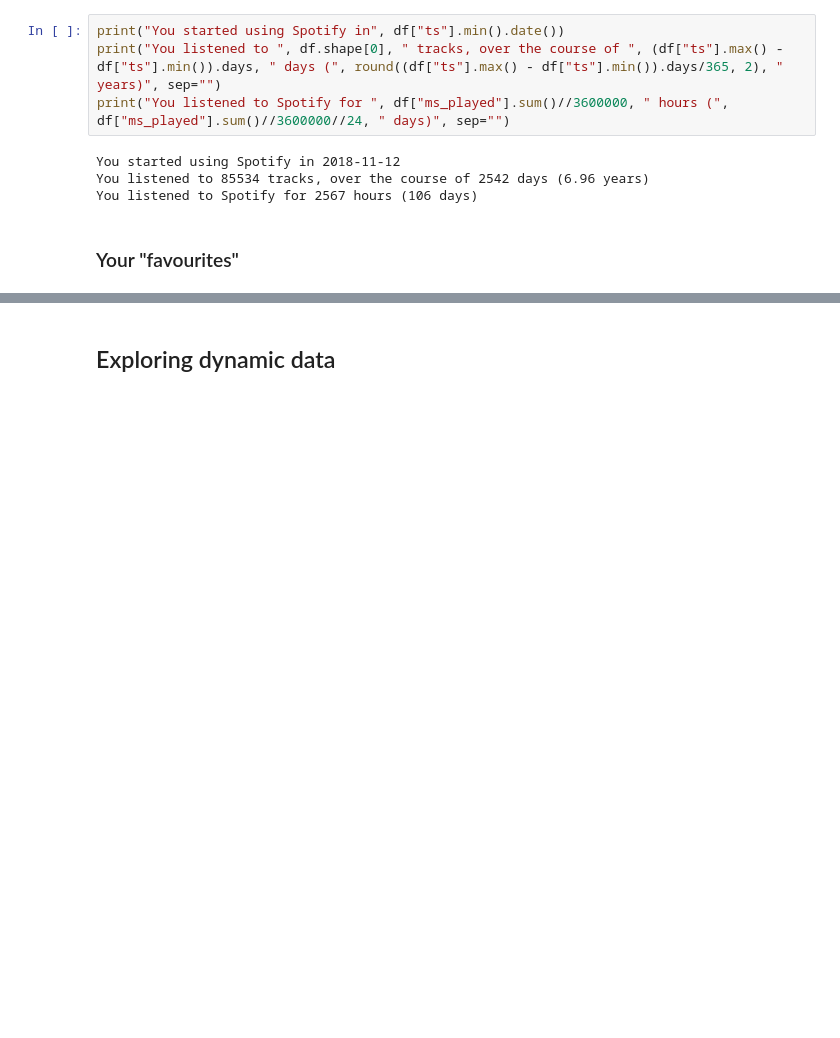
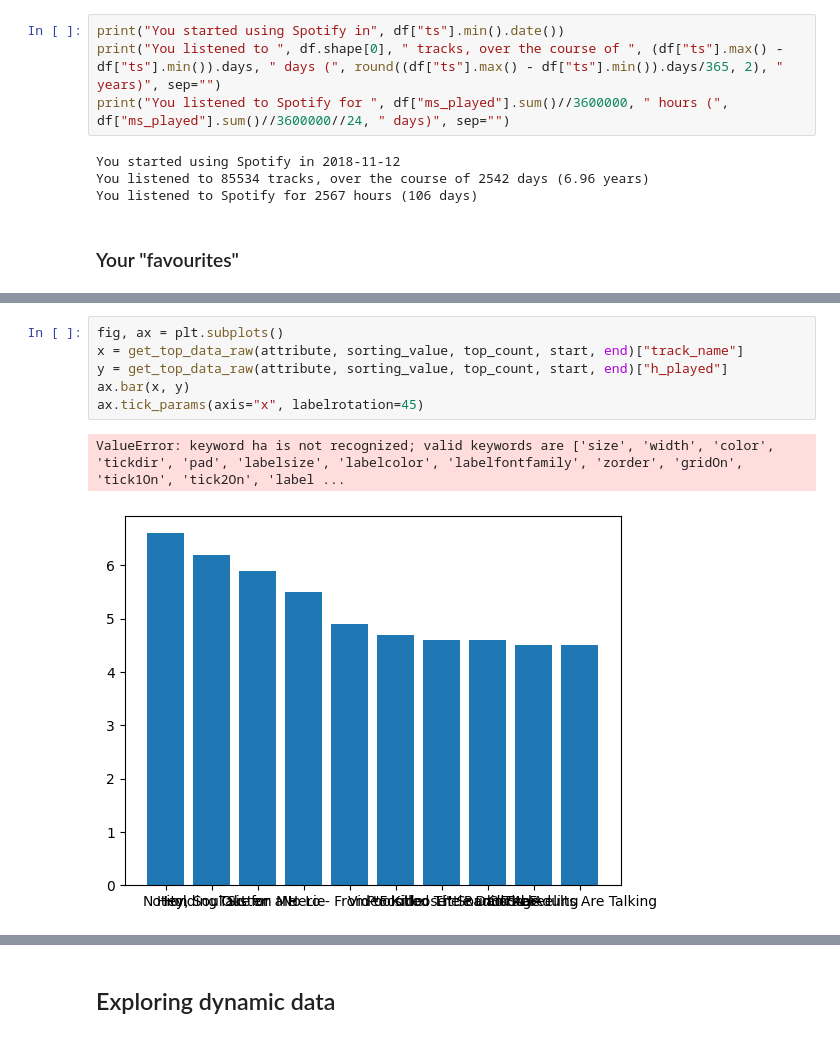
Before and after one commit to Innisvysom2/betterWrapped, a Jupyter notebook: betterWrapped.ipynb, the cells around one changed output, grey strips where cells are left out. Cells and saved outputs as stored; diff of their text form; blank space fills up the shorter version.

Commit message:
trying some stuff with plots

```diff
--- a/betterWrapped.ipynb
+++ b/betterWrapped.ipynb
@@ -216,0 +223,9 @@ get_top_data_raw(attribute, sorting_value, top_count, start="2025") #start="year
+# %%
+fig, ax = plt.subplots()
+x = get_top_data_raw(attribute, sorting_value, top_count, start, end)["track_name"]
+y = get_top_data_raw(attribute, sorting_value, top_count, start, end)["h_played"]
+ax.bar(x, y)
+ax.tick_params(axis="x", labelrotation=45)
+# %% [output]
+ValueError: keyword ha is not recognized; valid keywords are ['size', 'width', 'color', 'tickdir', 'pad', 'labelsize', 'labelcolor', 'labelfontfamily', 'zorder', 'gridOn', 'tick1On', 'tick2On', 'label ...
+[figure, added]
```
Also changed, not shown: parts of 8 cells of this notebook.
